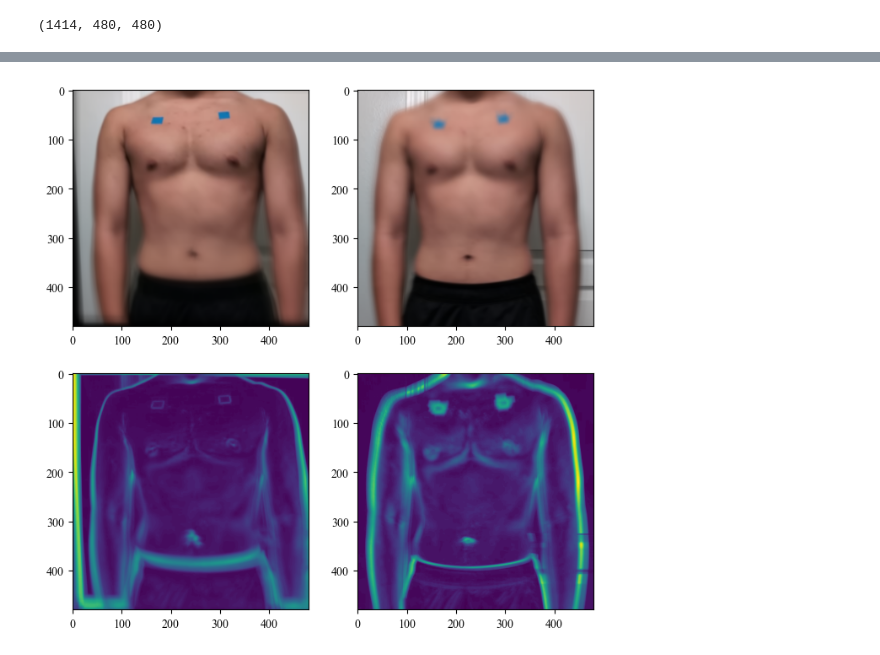
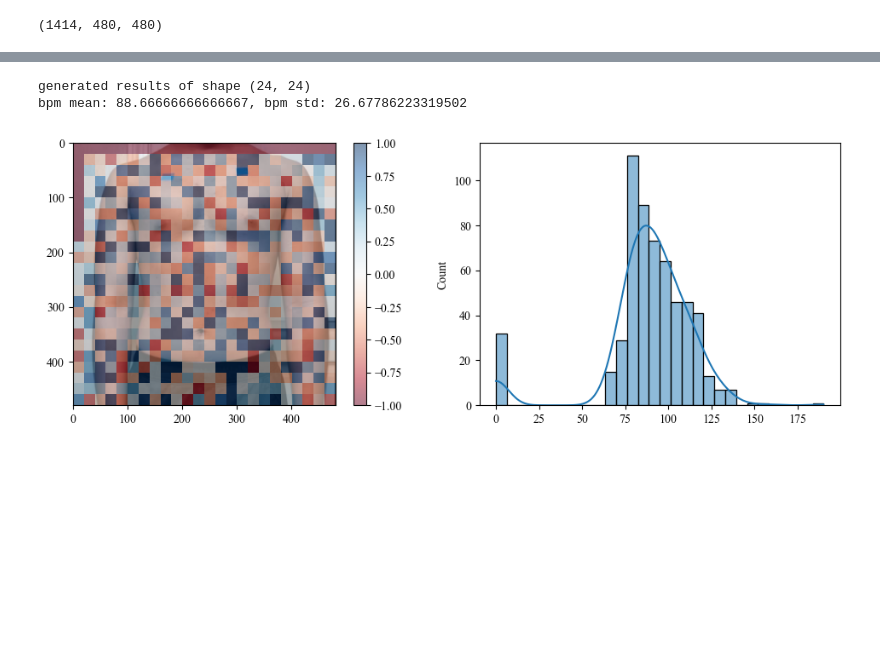
Before and after one commit to tiandahuang/chest-rppg, a Jupyter notebook: signal_analysis.ipynb, the cells around one changed output, grey strips where cells are left out. Drawn from its saved outputs; the diff is of its cells as text; code cells hidden in the pictures; blank space fills up the shorter version.

Commit message:
package sig processing + z score

```diff
--- a/signal_analysis.ipynb
+++ b/signal_analysis.ipynb
@@ -120 +99,4 @@ fps = 30
+# %%
+def fit_chrom(r, g, b, fps=30):
+    return score_fft(chrom(r, g, b, fps, fft=True), fps, 1)
 # %%
@@ -133,2 +112,0 @@ sns.histplot(bpm, bins=30, kde=True)
-# %%
-bpm_2d = bpm.reshape(480//block_size, -1)
@@ -155,10 +113,33 @@ def smear(arr, mean=True):
-# %%
-fig, ax = plt.subplots(2, 2, figsize=(8, 8))
-ax[0][0].imshow(smear(v1, mean=True))
-ax[1][0].imshow(smear(v1, mean=False))
-ax[0][1].imshow(smear(v2, mean=True))
-ax[1][1].imshow(smear(v2, mean=False))
-plt.savefig('images/motion_comp.png', bbox_inches='tight')
-fig.show()
-# %% [output]
-[figure, removed]
+# %%
+def score(bpms, resolution=480):
+    bpm_2d = bpms.reshape(resolution//block_size, -1)
+    print(f'generated results of shape {bpm_2d.shape}')
+    bpm_mean = np.mean(bpm_2d)
+    bpm_std = np.std(bpm_2d)
+    bpm_zscore = (bpm_2d - bpm_mean)/bpm_std
+    print(f'bpm mean: {bpm_mean}, bpm std: {bpm_std}')
+
+
+
+    fig, ax = plt.subplots(1, 2, figsize=(12, 4))
+
+    ax[0].imshow(test_array[0][:,:,[2,1,0]])
+    bound = 1
+    im = ax[0].imshow(bpm_zscore,
+                      cmap='RdBu',
+                      alpha=0.5,
+                      extent=[0, resolution, 0, resolution],
+                      aspect='auto',
+                      vmin=-bound, vmax=bound)
+    fig.colorbar(im, ax=ax[0])
+    ax[0].set_ylim(resolution, 0)
+    ax[0].set(aspect='equal')
+
+    sns.histplot(bpms, bins=30, kde=True, ax=ax[1])
+# %%
+bpm_chrom = fit(red_signals, green_signals, blue_signals, fit_chrom)
+score(bpm_chrom)
+# %% [output]
+generated results of shape (24, 24)
+bpm mean: 88.66666666666667, bpm std: 26.67786223319502
+[figure, added]
```
Also changed, not shown: parts of 17 cells of this notebook, 1 other file.
